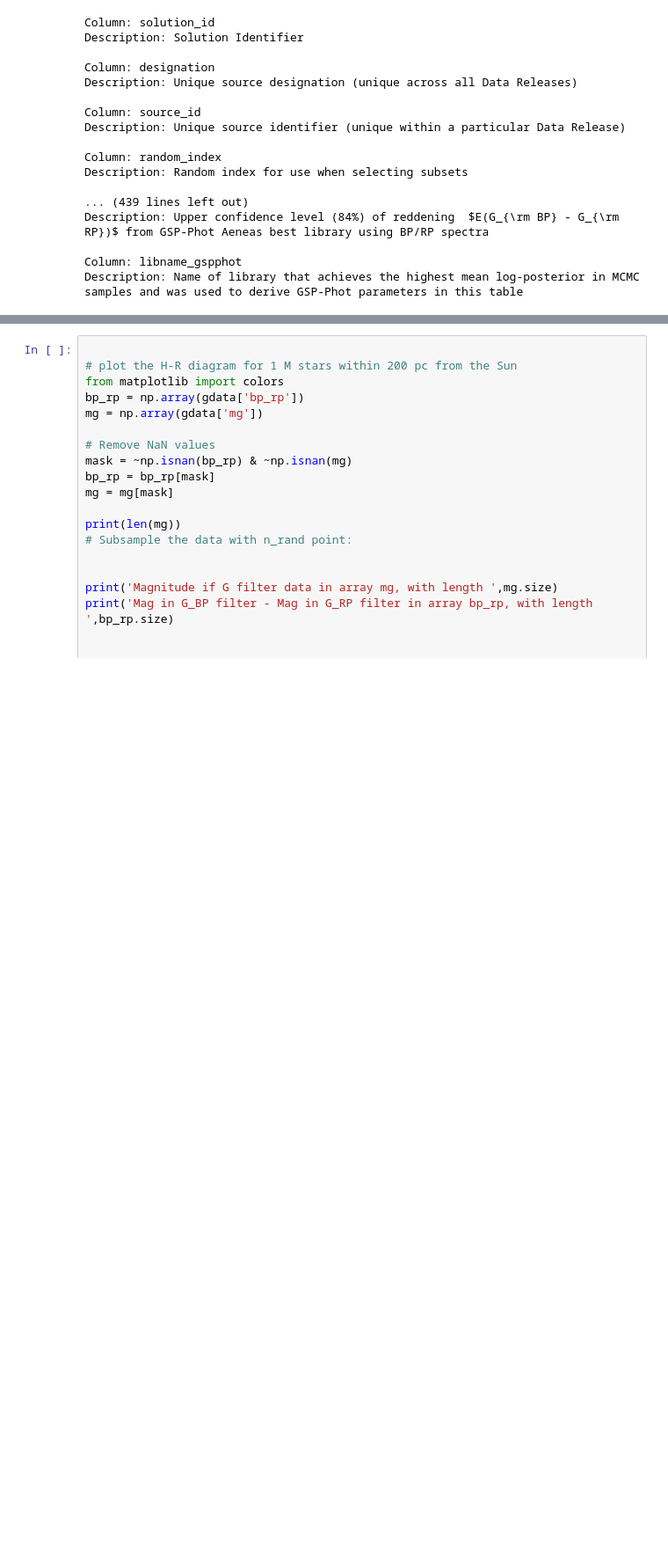
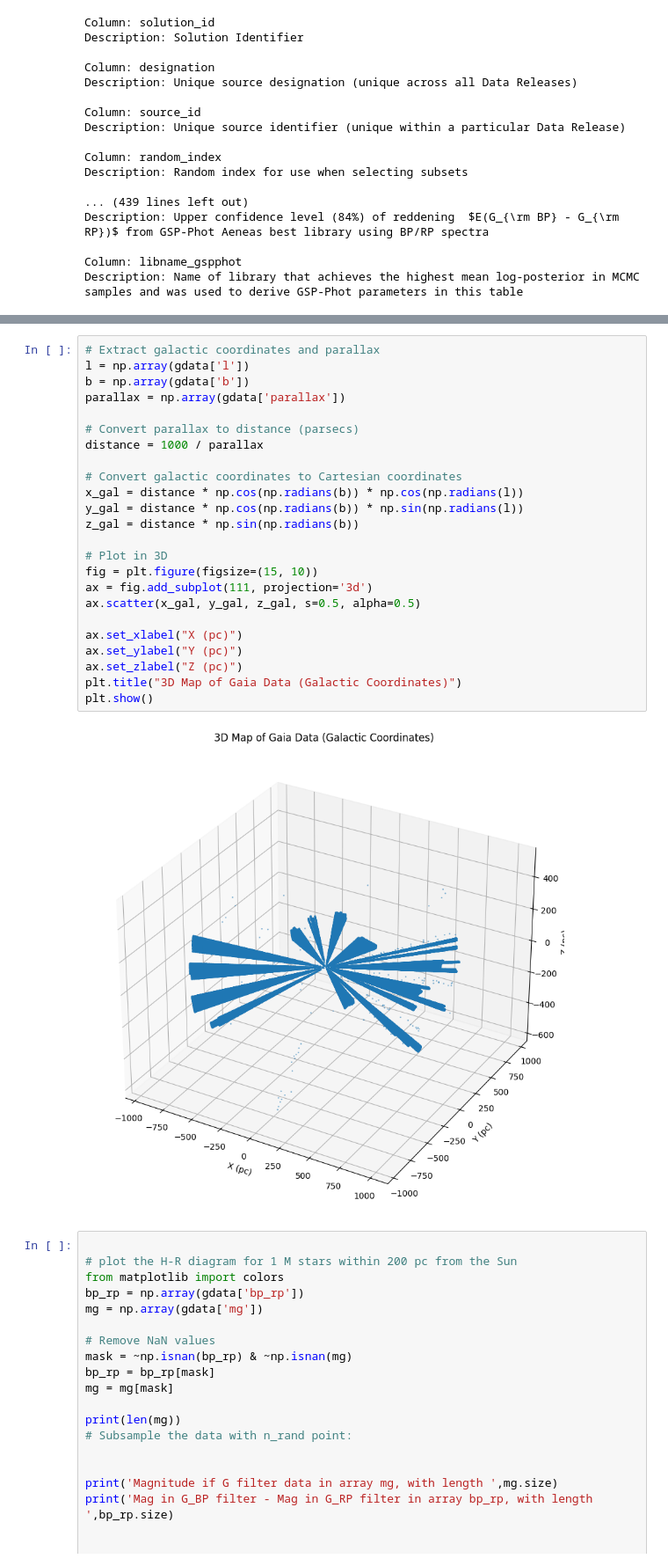
Before and after one commit to Down2Derive/School-Notebooks, a Jupyter notebook: Gaia_Project.ipynb, the cells around one changed output, grey strips where cells are left out. Shown: that part at 88% size. Drawn from its saved outputs; the diff is of its cells as text; blank space fills up the shorter version.

```diff
--- a/Gaia_Project.ipynb
+++ b/Gaia_Project.ipynb
@@ -100,3 +107,29 @@ plt.show()
+# %%
+# Extract galactic coordinates and parallax
+l = np.array(gdata['l'])
+b = np.array(gdata['b'])
+parallax = np.array(gdata['parallax'])
+
+# Convert parallax to distance (parsecs)
+distance = 1000 / parallax
+
+# Convert galactic coordinates to Cartesian coordinates
+x_gal = distance * np.cos(np.radians(b)) * np.cos(np.radians(l))
+y_gal = distance * np.cos(np.radians(b)) * np.sin(np.radians(l))
+z_gal = distance * np.sin(np.radians(b))
+
+# Plot in 3D
+fig = plt.figure(figsize=(15, 10))
+ax = fig.add_subplot(111, projection='3d')
+ax.scatter(x_gal, y_gal, z_gal, s=0.5, alpha=0.5)
+
+ax.set_xlabel("X (pc)")
+ax.set_ylabel("Y (pc)")
+ax.set_zlabel("Z (pc)")
+plt.title("3D Map of Gaia Data (Galactic Coordinates)")
+plt.show()
+# %% [output]
+[figure, added]
 # %%
 
 # plot the H-R diagram for 1 M stars within 200 pc from the Sun
```
Also changed, not shown: parts of 5 cells of this notebook.
